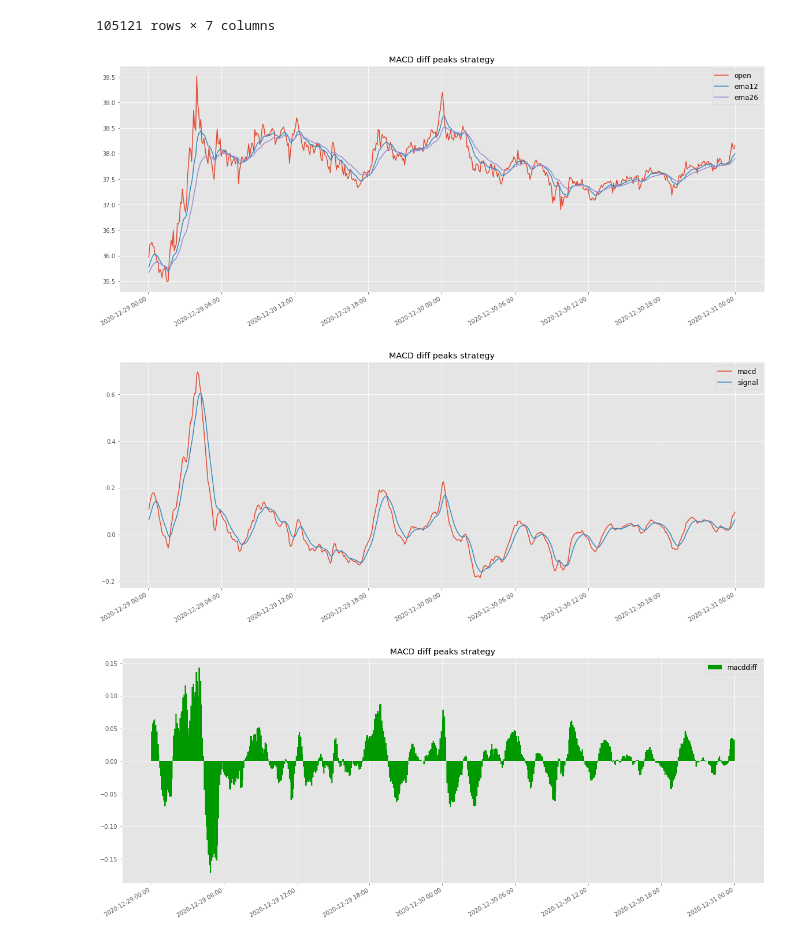
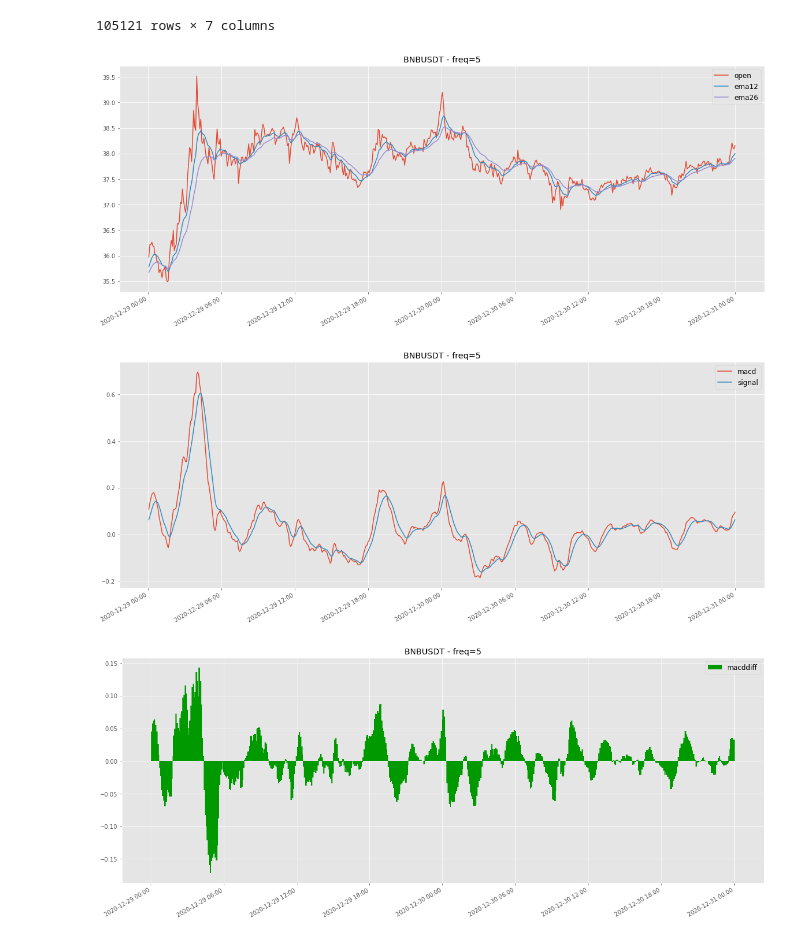
Before and after one commit to mommi84/hypeminer, a Jupyter notebook: notebooks/MACDDiffPeaks.ipynb, the cells around one changed output. Saved outputs shown, nothing was run; the diff lists cells and outputs as text; code cells hidden in the pictures.

```diff
--- a/notebooks/MACDDiffPeaks.ipynb
+++ b/notebooks/MACDDiffPeaks.ipynb
@@ -15,7 +15,19 @@ import json
 import pandas as pd
 from datetime import datetime
 
-file = "BNBUSDT-20200101000000-5-365.json"
+symbol = 'BNBUSDT'
+start = '20200101000000'
+freq = 5
+days = 365
+strategy = 'MACDDPnL'
+
+# ---------------------------------------------------------
+
+def to_datetime(timestamp):
+    return datetime(
+      int(timestamp[0:4]), int(timestamp[4:6]), int(timestamp[6:8]),
+      int(timestamp[8:10]), int(timestamp[10:12]), int(timestamp[12:14])
+  )
 
 def get_value(v):
     try:
@@ -31,6 +43,15 @@ def load_file(file):
     df['open'] = [get_value(v) for v in data]
     return df
 
+strategies = {
+    'MACDDPnL': "MACD Diff Peak&Limit",
+}
+
+run_id = f"{symbol}-{start}-{freq}-{days}-{strategy}"
+run_title = f"{symbol} - {strategies[strategy]} at {days} days from " \
+            f"{to_datetime(start).strftime('%Y-%m-%d')} every {freq} minutes"
+file = f"{symbol}-{start}-{freq}-{days}.json"
+
 df = load_file(file)
 df
 # %% [output]
@@ -76,33 +97,35 @@ df
 # %%
 import matplotlib.pyplot as plt
 import matplotlib.dates as mdates
 plt.style.use('ggplot')
 
-def plot(typ, dfs, cols, title, baseline=None):
+def plot(typ, dfs, cols, title=None, baseline=None):
     plt.rcParams["figure.figsize"] = (20, 8)
     plt.gca().xaxis.set_major_formatter(mdates.DateFormatter('%Y-%m-%d %H:%M'))
     for col in cols:
         if typ == 'line':
             plt.plot(dfs['ds'], dfs[col], label=col)
         elif typ == 'bars':
             plt.bar(dfs['ds'], dfs[col], color='#009900', label=col, width=.005)
     if baseline:
         plt.axhline(y=baseline, color='b', linestyle='-', label='buy and hold')
     plt.legend(loc="best", prop={'size': 12})
+    if not title:
+        title = f"{symbol} - freq={freq}"
     plt.title(title)
     plt.gcf().autofmt_xdate()
     plt.show()
 
 samples = int(2 * 24 * 60 / 5)
 dfs = df.iloc[-samples:]
 
-plot('line', dfs, ['open', 'ema12', 'ema26'], "MACD diff peaks strategy")
-plot('line', dfs, ['macd', 'signal'], "MACD diff peaks strategy")
-plot('bars', dfs, ['macddiff'], "MACD diff peaks strategy")
+plot('line', dfs, ['open', 'ema12', 'ema26'])
+plot('line', dfs, ['macd', 'signal'])
+plot('bars', dfs, ['macddiff'])
 # %% [output]
-[figure, old version]
+[figure, new version]
-[figure, old version]
+[figure, new version]
-[figure, old version]
+[figure, new version]
 # %%
 df['prev_open'] = df['open'].shift(1)
 
```
Also changed, not shown: parts of 4 cells of this notebook.
